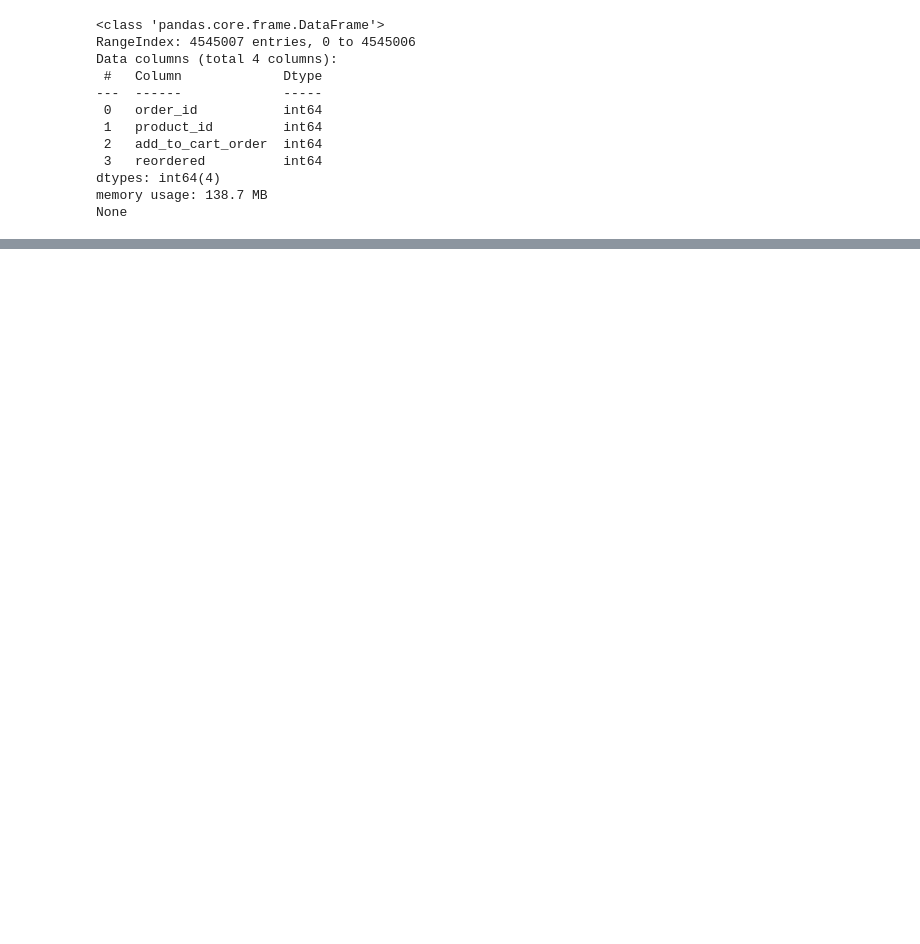
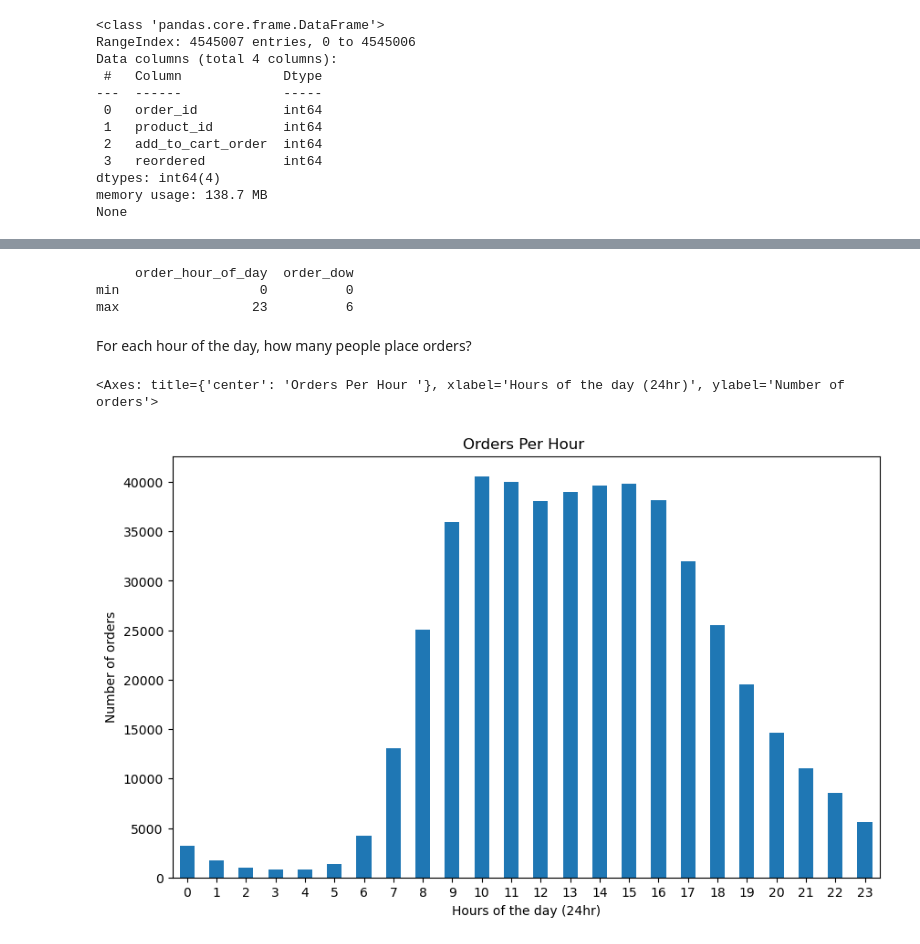
Before and after one commit to reytaquito/instacart-data-analysis, a Jupyter notebook: notebooks/EDA.ipynb, the cells around one changed output, grey strips where cells are left out. Cells and saved outputs as stored; diff of their text form; code cells hidden in the pictures; blank space fills up the shorter version.

Commit message:
add graphics for the data analysis

```diff
--- a/notebooks/EDA.ipynb
+++ b/notebooks/EDA.ipynb
@@ -5,6 +6,6 @@ from matplotlib import pyplot as plt
 # %%
 #read all datframes
-df_orders = pd.read_csv('/Users/rodrigomateos/Desktop/Python Projects/instacart-data-analysis/dataframes/aisles.csv', sep=';')
+df_orders = pd.read_csv('/Users/rodrigomateos/Desktop/Python Projects/instacart-data-analysis/dataframes/instacart_orders (1).csv', sep=';')
 df_products = pd.read_csv('/Users/rodrigomateos/Desktop/Python Projects/instacart-data-analysis/dataframes/products.csv', sep=';')
 df_aisles = pd.read_csv('/Users/rodrigomateos/Desktop/Python Projects/instacart-data-analysis/dataframes/aisles.csv', sep=';')
 df_departments = pd.read_csv('/Users/rodrigomateos/Desktop/Python Projects/instacart-data-analysis/dataframes/departments.csv', sep=';')
@@ -12,2 +119,8 @@ df_order_products = pd.read_csv('/Users/rodrigomateos/Desktop/Python Projects/in
 # %% [markdown]
 Clear Data
+# %%
+#drop duplicates
+print(df_orders.duplicated().sum())
+df_orders.drop_duplicates(inplace=True)
+df_orders.reset_index(drop=True, inplace=True)
+print(df_orders.duplicated().sum())
@@ -47,0 +173,22 @@ None
+# %%
+#data analysis
+agg_dict = {'order_hour_of_day': ['min', 'max'], 'order_dow': ['min', 'max']}
+print(df_orders.agg(agg_dict))
+# %% [output]
+     order_hour_of_day  order_dow
+min                  0          0
+max                 23          6
+# %% [markdown]
+For each hour of the day, how many people place orders?
+# %%
+df_orders.groupby("order_hour_of_day")['order_id'].count().plot(x='order_hour_of_day',
+                       y='order_id',
+                       title = 'Orders Per Hour ',
+                       xlabel="Hours of the day (24hr)",
+                       ylabel="Number of orders",
+                       kind="bar",
+                       figsize=(10, 6),
+                       rot=0)
+# %% [output]
+<Axes: title={'center': 'Orders Per Hour '}, xlabel='Hours of the day (24hr)', ylabel='Number of orders'>
+[figure, added]
```
Also changed, not shown: parts of 21 cells of this notebook.
